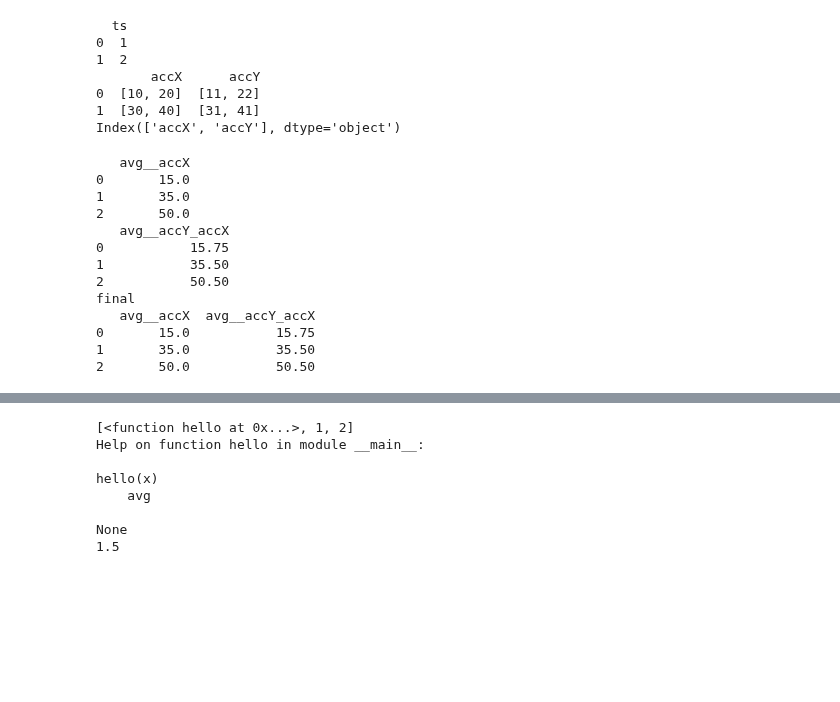
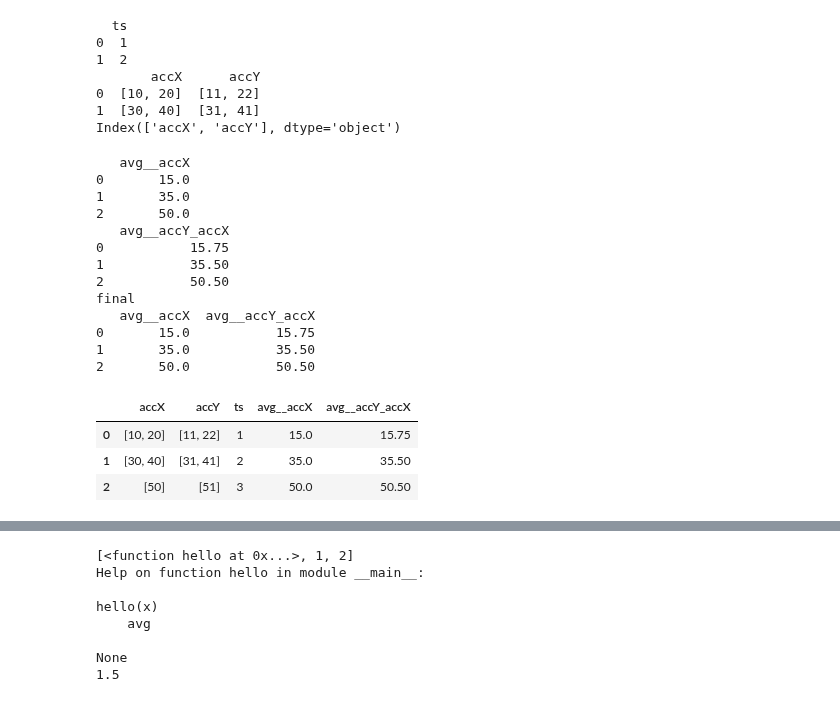
Before and after one commit to pbmiguel/py-har, a Jupyter notebook: TASKS/T1/pre-processing/2016-ANSAMO/2016-ANSAMO-preprocessing-final-version.ipynb, the cells around one changed output, grey strips where cells are left out. Drawn from its saved outputs; the diff is of its cells as text; code cells hidden in the pictures; blank space fills up the shorter version.

```diff
--- a/TASKS/T1/pre-processing/2016-ANSAMO/2016-ANSAMO-preprocessing-final-version.ipynb
+++ b/TASKS/T1/pre-processing/2016-ANSAMO/2016-ANSAMO-preprocessing-final-version.ipynb
@@ -1622,30 +1622,35 @@ def mean(data, columns):
             # mean
             mean = np.mean(window_values);
             new_column = new_column.append(pd.DataFrame({name: [mean]}), ignore_index=True);
         #
         if len(new_columns) == 0:
             new_columns = pd.DataFrame(new_column);
         else:
             print(new_columns)
             print(new_column)
             new_columns = new_columns.join(new_column)
             #
     print("final")
     print(new_columns)
+    return data.join(new_columns);
 
 data = pd.DataFrame({'ts': [1,2,3], 'accX': [ [10,20] ,[30,40],[50]], 'accY': [ [11,22],[31,41],[51]]})
 mean(data, ['accX', ['accY', 'accX']])
 # %% [output]
    avg__accX
 0       15.0
 1       35.0
 2       50.0
    avg__accY_accX
 0           15.75
 1           35.50
 2           50.50
 final
    avg__accX  avg__accY_accX
 0       15.0           15.75
 1       35.0           35.50
 2       50.0           50.50
+|  | accX | accY | ts | avg__accX | avg__accY_accX |
+| 0 | [10, 20] | [11, 22] | 1 | 15.0 | 15.75 |
+| 1 | [30, 40] | [31, 41] | 2 | 35.0 | 35.50 |
+| 2 | [50] | [51] | 3 | 50.0 | 50.50 |
```
Also changed, not shown: parts of 1 cell of this notebook.
